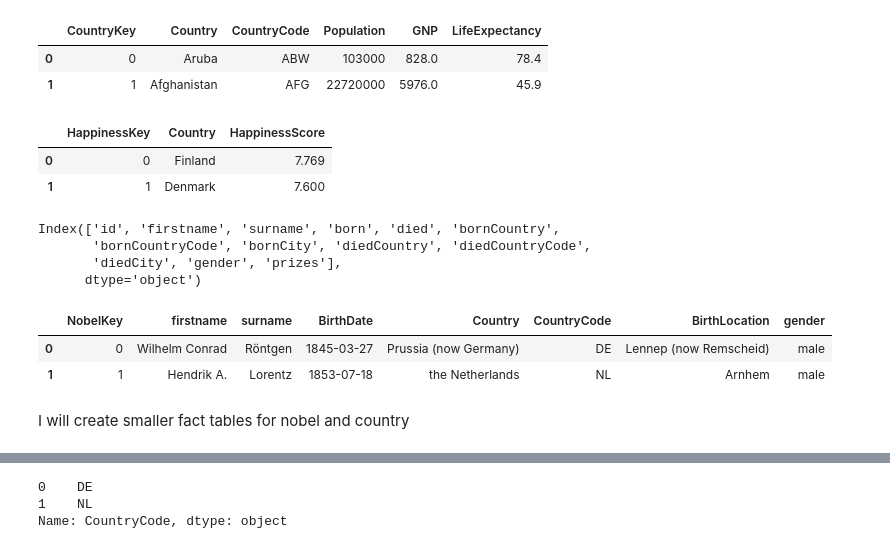
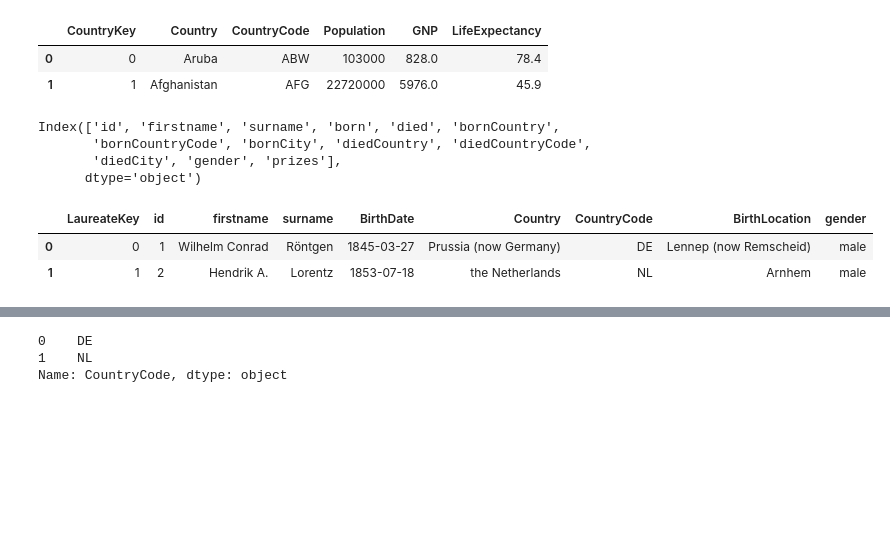
Before and after one commit to M8Name/mjt6vj-data-project-1, a Jupyter notebook: mjt6vj-Project-1.ipynb, the cells around one changed output, grey strips where cells are left out. Drawn from its saved outputs; the diff is of its cells as text; code cells hidden in the pictures; blank space fills up the shorter version.

```diff
--- a/mjt6vj-Project-1.ipynb
+++ b/mjt6vj-Project-1.ipynb
@@ -114,3 +114,8 @@ Now to get World Happiness data
 # %%
-df_happiness = pd.read_csv("happiness-2019.csv")
-df_happiness.head(2)
+import json
+# Opening JSON file
+f = open('prize.json')
+
+# returns JSON object as
+# a dictionary
+data = json.load(f)
@@ -199,15 +232,6 @@ df_world_trimmed.head(2)
 |  | CountryKey | Country | CountryCode | Population | GNP | LifeExpectancy |
 | 0 | 0 | Aruba | ABW | 103000 | 828.0 | 78.4 |
 | 1 | 1 | Afghanistan | AFG | 22720000 | 5976.0 | 45.9 |
-# %%
-df_happiness_trimmed = df_happiness[["Country or region", "Score"]].copy()
-df_happiness_trimmed.reset_index(inplace=True)
-df_happiness_trimmed.rename(columns={"Country or region":"Country", "Score":"HappinessScore", "index":"HappinessKey"}, inplace=True)
-df_happiness_trimmed.head(2)
-# %% [output]
-|  | HappinessKey | Country | HappinessScore |
-| 0 | 0 | Finland | 7.769 |
-| 1 | 1 | Denmark | 7.600 |
 # %%
 df_nobel.columns
 # %% [output]
@@ -216,15 +240,13 @@ Index(['id', 'firstname', 'surname', 'born', 'died', 'bornCountry',
        'diedCity', 'gender', 'prizes'],
       dtype='object')
 # %%
-df_nobel_trimmed = df_nobel[["firstname","surname","born", "bornCountry", "bornCountryCode", "bornCity", "gender"]].copy()
+df_nobel_trimmed = df_nobel[["id","firstname","surname","born", "bornCountry", "bornCountryCode", "bornCity", "gender"]].copy()
 df_nobel_trimmed = df_nobel_trimmed.dropna()
 df_nobel_trimmed.reset_index(inplace=True)
-df_nobel_trimmed.rename(columns={"index":"NobelKey", "born":"BirthDate","bornCity":"BirthLocation", "bornCountry":"Country", "bornCountryCode":"CountryCode"}, inplace=True)
+df_nobel_trimmed.rename(columns={"index":"LaureateKey", "born":"BirthDate","bornCity":"BirthLocation", "bornCountry":"Country", "bornCountryCode":"CountryCode"}, inplace=True)
 df_nobel_trimmed.loc[df_nobel_trimmed["Country"] == "USA", "Country"] = "United States"
 df_nobel_trimmed.head(2)
 # %% [output]
-|  | NobelKey | firstname | surname | BirthDate | Country | CountryCode | BirthLocation | gender |
-| 0 | 0 | Wilhelm Conrad | Röntgen | 1845-03-27 | Prussia (now Germany) | DE | Lennep (now Remscheid) | male |
-| 1 | 1 | Hendrik A. | Lorentz | 1853-07-18 | the Netherlands | NL | Arnhem | male |
+|  | LaureateKey | id | firstname | surname | BirthDate | Country | CountryCode | BirthLocation | gender |
+| 0 | 0 | 1 | Wilhelm Conrad | Röntgen | 1845-03-27 | Prussia (now Germany) | DE | Lennep (now Remscheid) | male |
+| 1 | 1 | 2 | Hendrik A. | Lorentz | 1853-07-18 | the Netherlands | NL | Arnhem | male |
-# %% [markdown]
-I will create smaller fact tables for nobel and country
```
Also changed, not shown: parts of 24 cells of this notebook, 1 other file.
